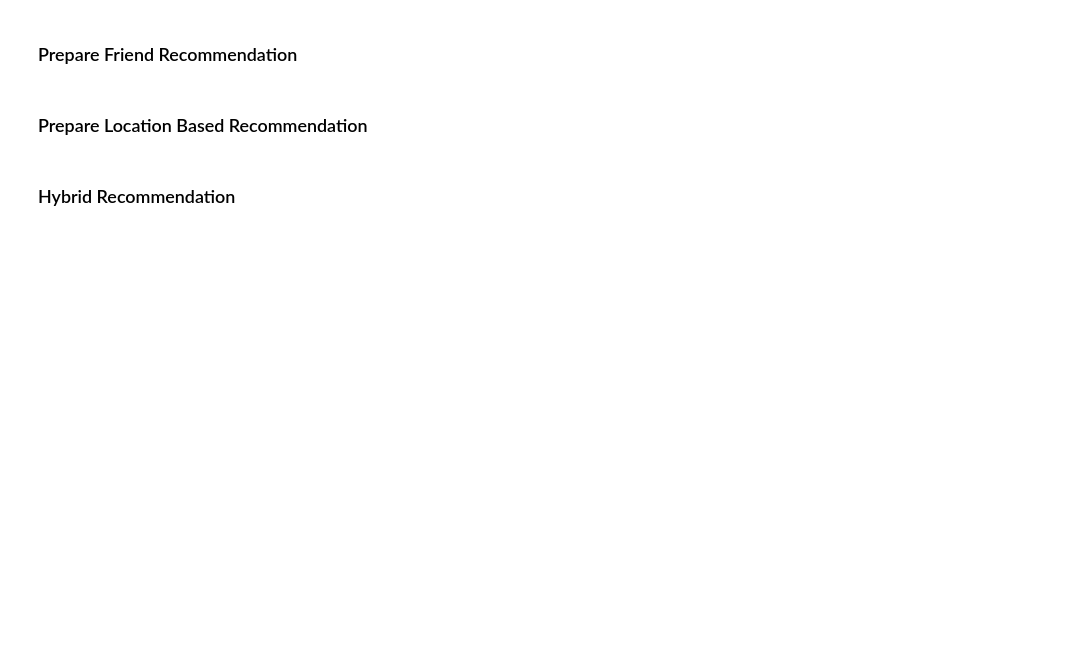
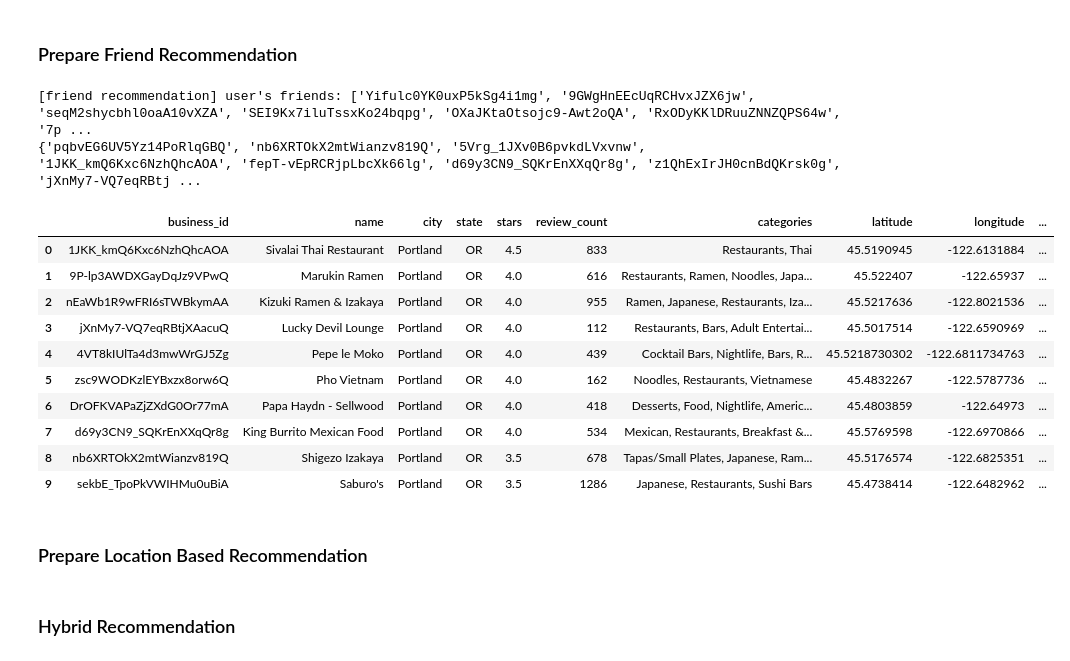
Before and after one commit to rambo14122/CS5344Final, a Jupyter notebook: part8_hybrid_recommendation.ipynb, the cells around one changed output. Cells and saved outputs as stored; diff of their text form; code cells hidden in the pictures; blank space fills up the shorter version.

```diff
--- a/part8_hybrid_recommendation.ipynb
+++ b/part8_hybrid_recommendation.ipynb
@@ -22,7 +23,7 @@ spark = SparkSession.builder\
     .config("spark.local.dir","D:\\Data")\
     .appName("part8").getOrCreate()
 # %%
-review = spark.read.csv("part4_topicmodeling_review.csv", header=True, multiLine=True)
+review = spark.read.csv("part4_topicmodeling_review.csv", header=True, multiLine=True).cache()
 business = spark.read.csv("part1_dataclean_business.csv",header=True, multiLine=True).cache()
 user = spark.read.csv("part1_dataclean_user.csv", header=True, multiLine=True)
 # %%
@@ -65,6 +66,11 @@ only showing top 3 rows
 
 [-0.05254870224070885,0.03538502551234829,-0.03854379182152756,-0.053777138675465165,0.11863246697258918,-0.042976504449101866,-0.06302669620455528,-0.010523899725802371,-0.05600440347677558,-0.051089 ...
 # %%
+all_user_reviewed_businesses = review\
+        .filter((col("superscore")>=3.0))\
+        .groupBy("user_id")\
+        .agg(collect_set("business_id")) \
+        .rdd.collectAsMap()
 def get_similar_business(business_ids, limit=10):
     schema = StructType([
                             StructField("business_id", StringType(), True),
@@ -92,17 +98,11 @@ def get_similar_business(business_ids, limit=10):
 
 def get_user_recommendation(user_id, limit = 10):
     print(f"[content based filtering] user id: {user_id}")
-    user_reviewed_businesses = review\
-        .filter((col("user_id") == user_id) & (col("superscore")>=3.0))\
-        .orderBy("superscore", ascending=False)\
-        .select("business_id").distinct().limit(limit).rdd.collect()
+    user_reviewed_businesses = all_user_reviewed_businesses.get(user_id)
     if len(user_reviewed_businesses)==0:
         return None
-    business_list = []
-    for row in user_reviewed_businesses:
-        business_list.append(row.business_id)
-    print(f"[content based filtering] user reviewed businesses: {business_list}")
-    return content_based_get_details(get_similar_business(business_list, limit))
+    print(f"[content based filtering] user reviewed businesses: {user_reviewed_businesses}")
+    return content_based_get_details(get_similar_business(user_reviewed_businesses, limit))
 
 def get_keywords_recommendation(keywords, limit=10):
 
@@ -116,7 +116,7 @@ def get_keywords_recommendation(keywords, limit=10):
     sim_bus_byword_rdd = spark.sparkContext\
         .parallelize((i[0], float(cosine_similarity(keywords_vector, i[1]))) for i in all_business_vectors)
 
-    sim_bus_byword_df = spark.createDataFrame(sim_bus_byword_rdd) \
+    similar_business_df = spark.createDataFrame(sim_bus_byword_rdd) \
          .withColumnRenamed("_1", "business_id") \
          .withColumnRenamed("_2", "score") \
          .orderBy("score", ascending = False) \
@@ -124,7 +124,7 @@ def get_keywords_recommendation(keywords, limit=10):
 
     # return top 10 similar businesses
 
-    a = sim_bus_byword_df.limit(limit)
+    a = similar_business_df.limit(limit)
     return content_based_get_details(a)
 
 def content_based_get_details(recommended_business):
@@ -188,28 +244,43 @@ get_collaborative_recommendation(random_user).toPandas()
 # %%
 user_friends = user.select("user_id", "friends").cache()
 
 def get_friends_recommendation(user_id, limit=10):
     friends = user_friends.filter(col("user_id")==user_id).limit(1)
     if friends.count()<1:
         return None
     friend_str = friends.select("friends").rdd.collect()[0][0].replace(" ", "")
     if friend_str=="":
         return None
     friend_list = list(friend_str.split(","))
-    friends_businesses = review.filter(
-         (col("superscore")>=3.0) &(col("user_id").isin(friend_list)))\
-        .orderBy("superscore", ascending=False)\
-        .select("business_id").distinct().limit(limit).rdd.collect()
+    friends_businesses = set()
+    print(f"[friend recommendation] user's friends: {friend_list}")
+    for friend in friend_list:
+        reviewed_business = all_user_reviewed_businesses.get(friend)
+        if reviewed_business is not None:
+            friends_businesses = friends_businesses.union(reviewed_business)
     if len(friends_businesses)==0:
         return None
-    business_list = []
-    for row in friends_businesses:
-        business_list.append(row.business_id)
-    return get_business_details(business_list)
+    if len(friends_businesses) > limit:
+        friends_businesses = sample(friends_businesses, limit)
+    return get_business_details(friends_businesses)
 
 def get_business_details(business_list):
     return business.filter(col("business_id").isin(business_list)).orderBy("stars", ascending=False)
 get_friends_recommendation("uLhdaZUsVvT0gbNTdOSzDg").toPandas()
+# %% [output]
+[friend recommendation] user's friends: ['Yifulc0YK0uxP5kSg4i1mg', '9GWgHnEEcUqRCHvxJZX6jw', 'seqM2shycbhl0oaA10vXZA', 'SEI9Kx7iluTssxKo24bqpg', 'OXaJKtaOtsojc9-Awt2oQA', 'RxODyKKlDRuuZNNZQPS64w', '7p ...
+{'pqbvEG6UV5Yz14PoRlqGBQ', 'nb6XRTOkX2mtWianzv819Q', '5Vrg_1JXv0B6pvkdLVxvnw', '1JKK_kmQ6Kxc6NzhQhcAOA', 'fepT-vEpRCRjpLbcXk66lg', 'd69y3CN9_SQKrEnXXqQr8g', 'z1QhExIrJH0cnBdQKrsk0g', 'jXnMy7-VQ7eqRBtj ...
+|  | business_id | name | city | state | stars | review_count | categories | latitude | longitude | ... |
+| 0 | 1JKK_kmQ6Kxc6NzhQhcAOA | Sivalai Thai Restaurant | Portland | OR | 4.5 | 833 | Restaurants, Thai | 45.5190945 | -122.6131884 | ... |
+| 1 | 9P-lp3AWDXGayDqJz9VPwQ | Marukin Ramen | Portland | OR | 4.0 | 616 | Restaurants, Ramen, Noodles, Japa... | 45.522407 | -122.65937 | ... |
+| 2 | nEaWb1R9wFRI6sTWBkymAA | Kizuki Ramen & Izakaya | Portland | OR | 4.0 | 955 | Ramen, Japanese, Restaurants, Iza... | 45.5217636 | -122.8021536 | ... |
+| 3 | jXnMy7-VQ7eqRBtjXAacuQ | Lucky Devil Lounge | Portland | OR | 4.0 | 112 | Restaurants, Bars, Adult Entertai... | 45.5017514 | -122.6590969 | ... |
+| 4 | 4VT8kIUlTa4d3mwWrGJ5Zg | Pepe le Moko | Portland | OR | 4.0 | 439 | Cocktail Bars, Nightlife, Bars, R... | 45.5218730302 | -122.6811734763 | ... |
+| 5 | zsc9WODKzlEYBxzx8orw6Q | Pho Vietnam | Portland | OR | 4.0 | 162 | Noodles, Restaurants, Vietnamese | 45.4832267 | -122.5787736 | ... |
+| 6 | DrOFKVAPaZjZXdG0Or77mA | Papa Haydn - Sellwood | Portland | OR | 4.0 | 418 | Desserts, Food, Nightlife, Americ... | 45.4803859 | -122.64973 | ... |
+| 7 | d69y3CN9_SQKrEnXXqQr8g | King Burrito Mexican Food | Portland | OR | 4.0 | 534 | Mexican, Restaurants, Breakfast &... | 45.5769598 | -122.6970866 | ... |
+| 8 | nb6XRTOkX2mtWianzv819Q | Shigezo Izakaya | Portland | OR | 3.5 | 678 | Tapas/Small Plates, Japanese, Ram... | 45.5176574 | -122.6825351 | ... |
+| 9 | sekbE_TpoPkVWIHMu0uBiA | Saburo's | Portland | OR | 3.5 | 1286 | Japanese, Restaurants, Sushi Bars | 45.4738414 | -122.6482962 | ... |
 # %% [markdown]
 ### Prepare Location Based Recommendation
 # %%
```
Also changed, not shown: parts of 9 cells of this notebook.
